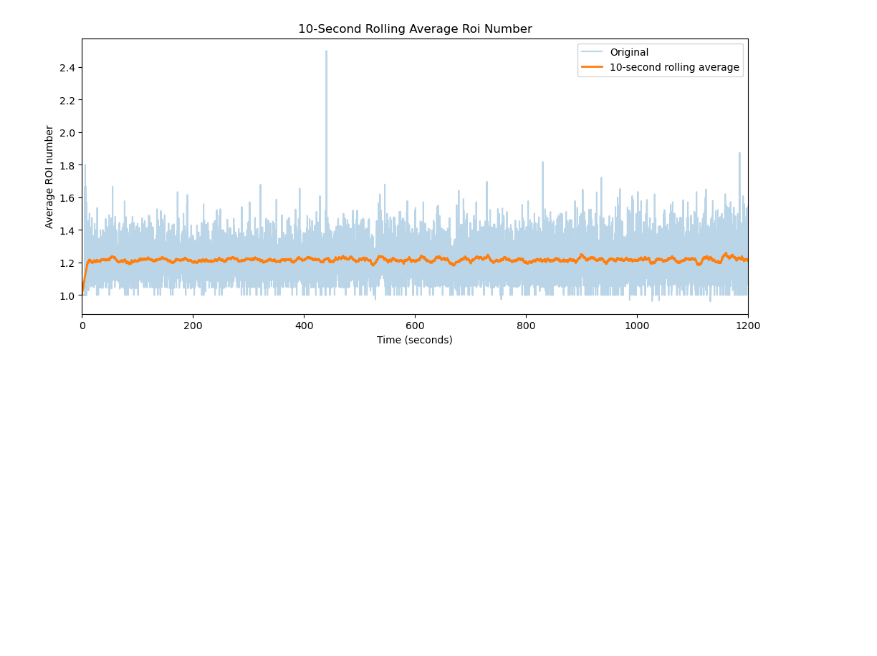
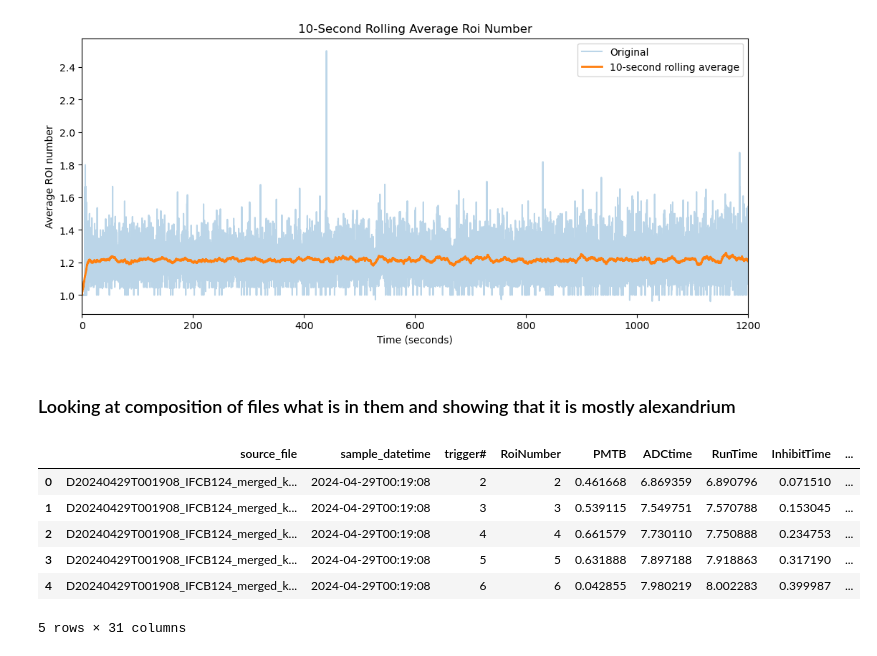
Before and after one commit to michaelstaiger/IFCBParticleSize, a Jupyter notebook: EmpyricalAnalysis/Notebooks/AlexBloomAnalysis.ipynb, the cells around one changed output. Saved outputs shown, nothing was run; the diff lists cells and outputs as text; code cells hidden in the pictures; blank space fills up the shorter version.

```diff
--- a/EmpyricalAnalysis/Notebooks/AlexBloomAnalysis.ipynb
+++ b/EmpyricalAnalysis/Notebooks/AlexBloomAnalysis.ipynb
@@ -190,3 +190,5 @@ plt.show()
 # %% [output]
 [figure]
 [figure]
+# %% [markdown]
+### Looking at composition of files what is in them and showing that it is mostly alexandrium
@@ -192,0 +197,10 @@ plt.show()
+# %%
+class_df.head()
+# %% [output]
+|  | source_file | sample_datetime | trigger# | RoiNumber | PMTB | ADCtime | RunTime | InhibitTime | ... |
+| 0 | D20240429T001908_IFCB124_merged_k... | 2024-04-29T00:19:08 | 2 | 2 | 0.461668 | 6.869359 | 6.890796 | 0.071510 | ... |
+| 1 | D20240429T001908_IFCB124_merged_k... | 2024-04-29T00:19:08 | 3 | 3 | 0.539115 | 7.549751 | 7.570788 | 0.153045 | ... |
+| 2 | D20240429T001908_IFCB124_merged_k... | 2024-04-29T00:19:08 | 4 | 4 | 0.661579 | 7.730110 | 7.750888 | 0.234753 | ... |
+| 3 | D20240429T001908_IFCB124_merged_k... | 2024-04-29T00:19:08 | 5 | 5 | 0.631888 | 7.897188 | 7.918863 | 0.317190 | ... |
+| 4 | D20240429T001908_IFCB124_merged_k... | 2024-04-29T00:19:08 | 6 | 6 | 0.042855 | 7.980219 | 8.002283 | 0.399987 | ... |
+5 rows × 31 columns
```
Also changed, not shown: parts of 5 cells of this notebook, 1 other file.
